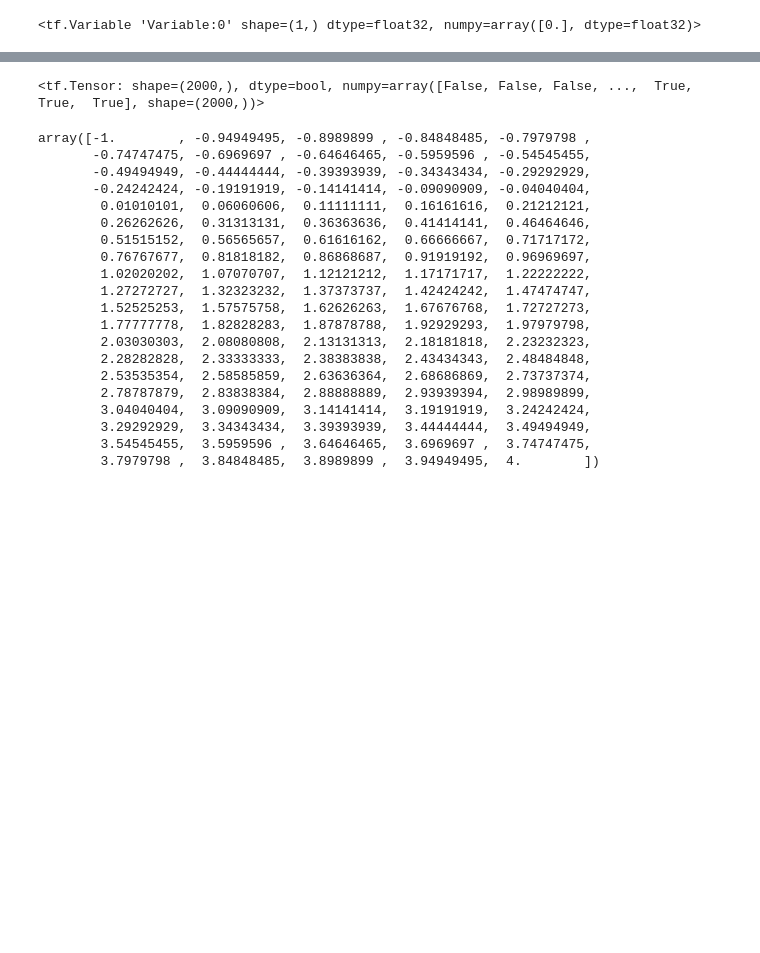
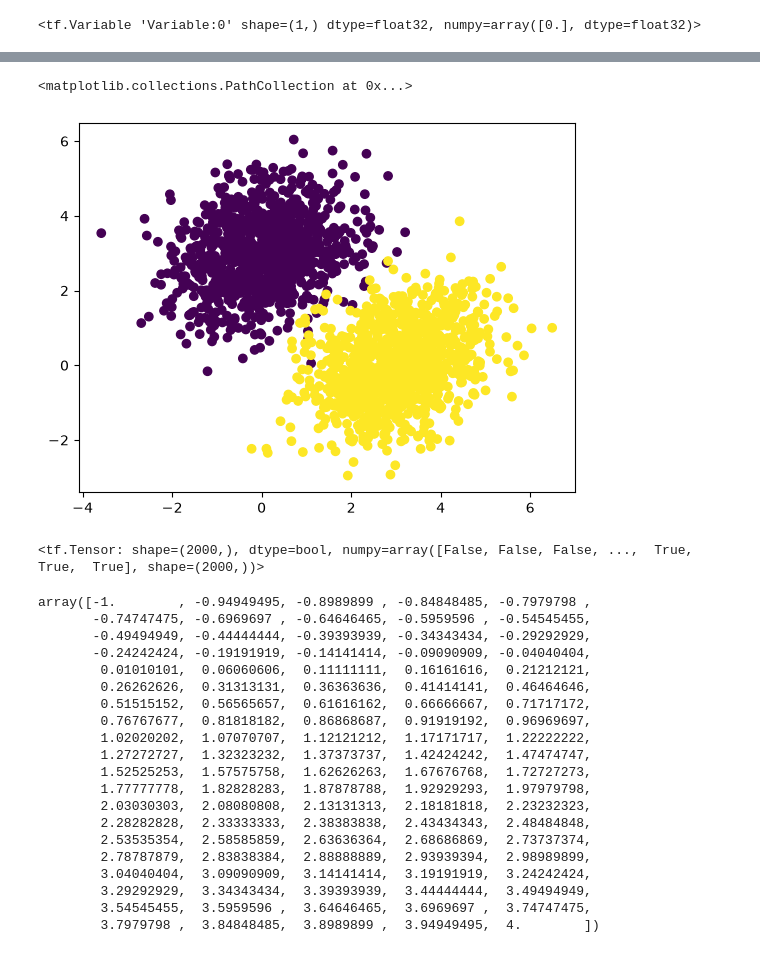
Before and after one commit to jamshid17/deeplearningwithpython, a Jupyter notebook: notebooks/chapter 3.ipynb, the cells around one changed output, grey strips where cells are left out. Drawn from its saved outputs; the diff is of its cells as text; code cells hidden in the pictures; blank space fills up the shorter version.

```diff
--- a/notebooks/chapter 3.ipynb
+++ b/notebooks/chapter 3.ipynb
@@ -139,3 +141,8 @@ plt.show()
+# %%
+plt.scatter(inputs[:, 0], inputs[:, 1], c=targets[:, 0])
+# %% [output]
+<matplotlib.collections.PathCollection at 0x...>
+[figure, added]
 # %%
 predictions[:, 0]> 0.5
 # %% [output]
```
Also changed, not shown: parts of 37 cells of this notebook.
